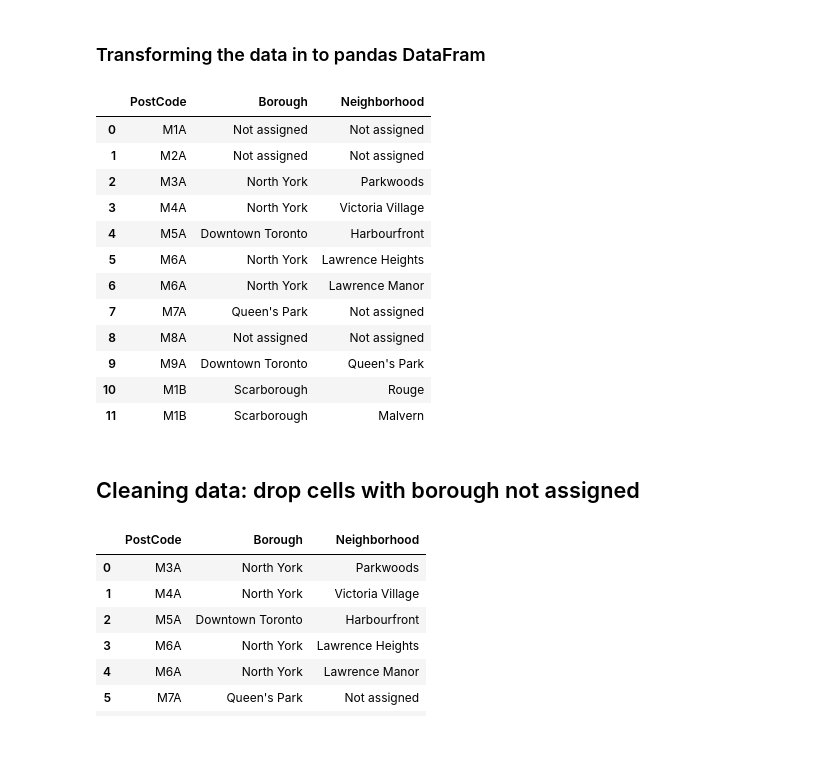
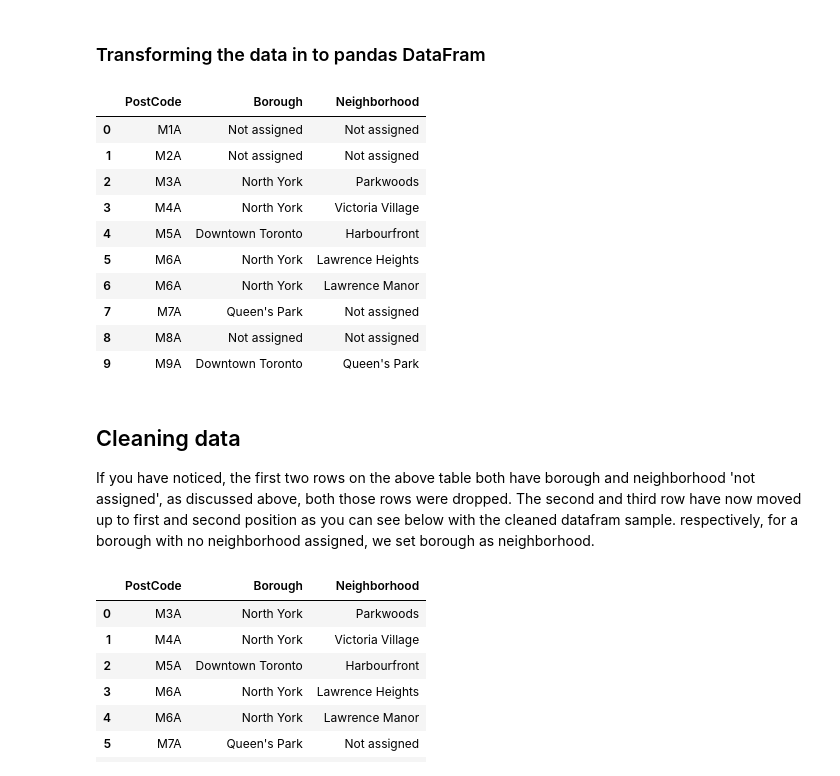
Before and after one commit to Lemlemayele/DataScience-repo, a Jupyter notebook: Final_Report.ipynb, the cells around one changed output. Cells and saved outputs as stored; diff of their text form; code cells hidden in the pictures; blank space fills up the shorter version.

```diff
--- a/Final_Report.ipynb
+++ b/Final_Report.ipynb
@@ -46,25 +75,25 @@ for row in wikitable.find_all("tr"): #finding row in the table
 # %%
 #creating columns for corrosponding lists
 columns ={"PostCode": postCodeList, "Borough": boroughList, "Neighborhood": neighborList}
 wiki_df = pd.DataFrame(columns)
-wiki_df.head(12)
+wiki_df.head(10)
 # %% [output]
 |  | PostCode | Borough | Neighborhood |
 | 0 | M1A | Not assigned | Not assigned |
 | 1 | M2A | Not assigned | Not assigned |
 | 2 | M3A | North York | Parkwoods |
 | 3 | M4A | North York | Victoria Village |
 | 4 | M5A | Downtown Toronto | Harbourfront |
 | 5 | M6A | North York | Lawrence Heights |
 | 6 | M6A | North York | Lawrence Manor |
 | 7 | M7A | Queen's Park | Not assigned |
 | 8 | M8A | Not assigned | Not assigned |
 | 9 | M9A | Downtown Toronto | Queen's Park |
-| 10 | M1B | Scarborough | Rouge |
-| 11 | M1B | Scarborough | Malvern |
-# %% [markdown]
-
-## Cleaning data: drop cells with borough not assigned
+# %% [markdown]
+
+## Cleaning data
+If you have noticed, the first two rows on the above table both have borough and neighborhood 'not assigned', as discussed above, both those rows were dropped. The second and third row have now moved up to first and second position as you can see below with the cleaned datafram sample.
+respectively, for a borough with no neighborhood assigned, we set borough as neighborhood.
 # %%
 # drop cells with borough not assigned
 wiki_df_dropna = wiki_df[wiki_df.Borough != "Not assigned"].reset_index(drop=True)
```
Also changed, not shown: parts of 73 cells of this notebook.
